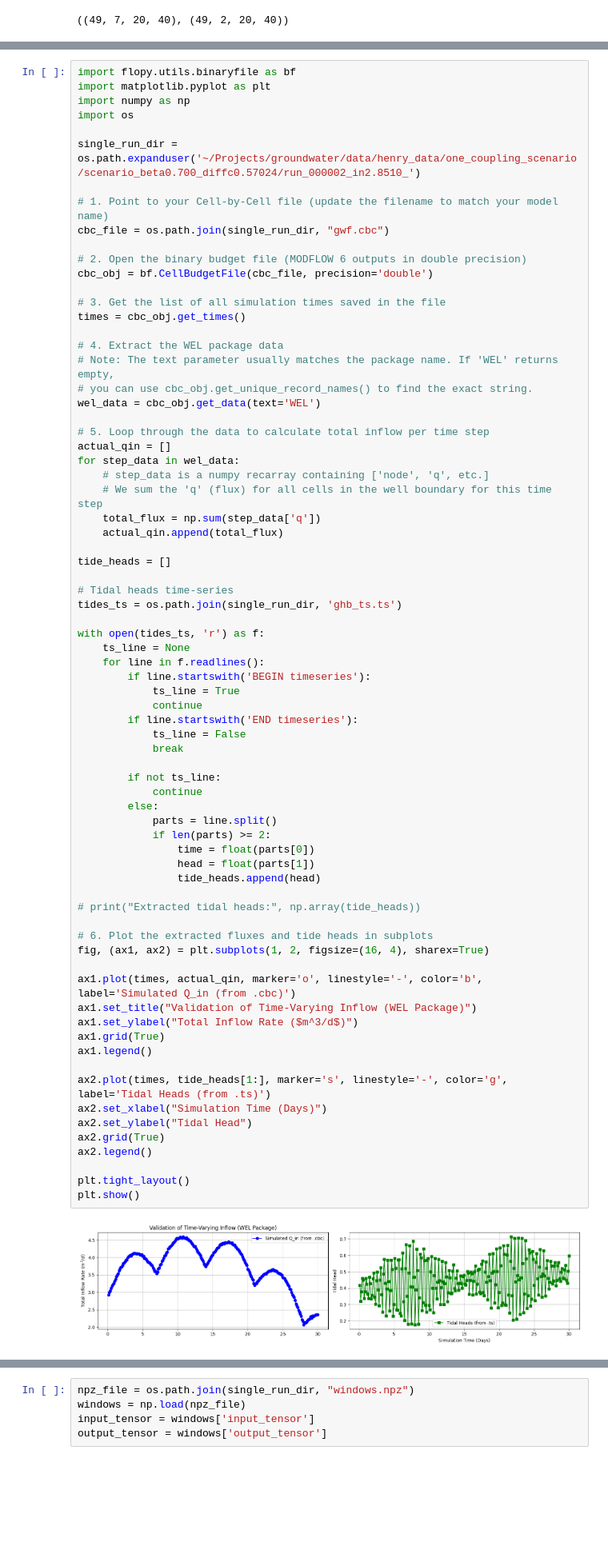
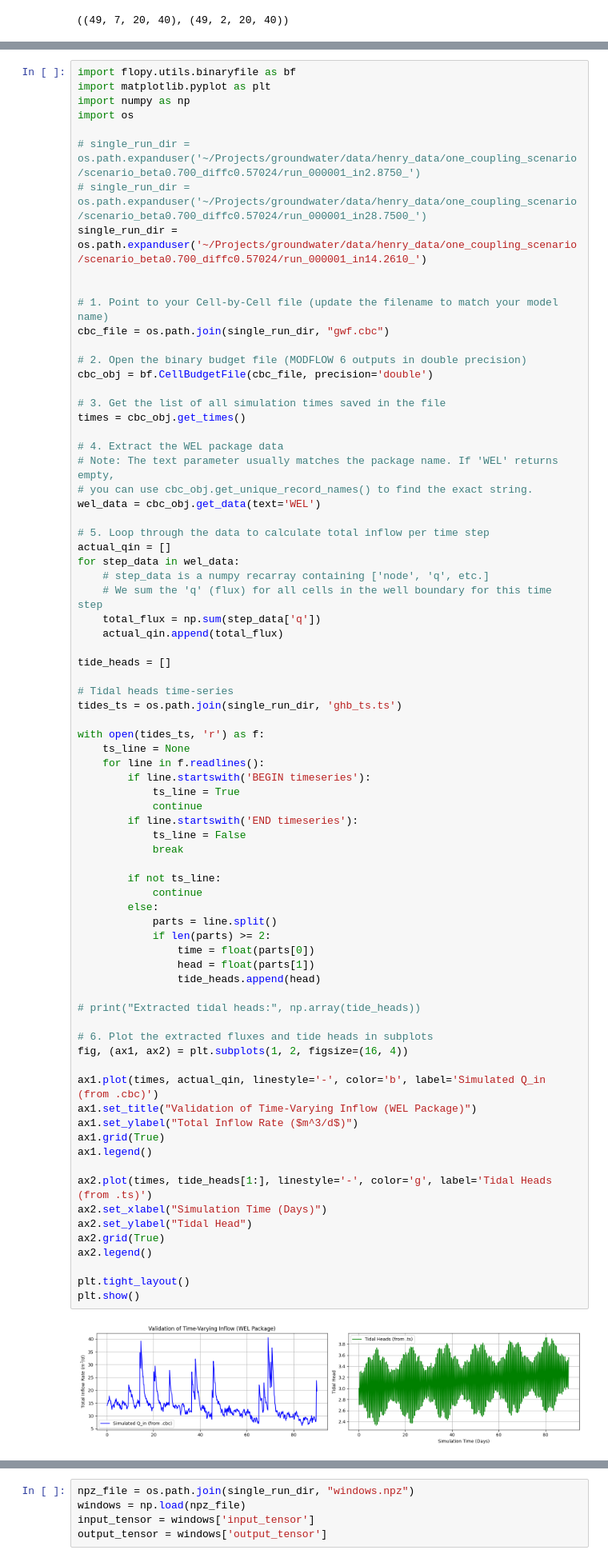
Before and after one commit to arpit-kapoor/henry_mflab, a Jupyter notebook: notebooks/test_data.ipynb, the cells around one changed output, grey strips where cells are left out. Shown at 80% size. Drawn from its saved outputs; the diff is of its cells as text; blank space fills up the shorter version.

Commit message:
feat: update henry coupling scenarios with expanded domain, stochastic inflow, and refined tidal parameters

```diff
--- a/notebooks/test_data.ipynb
+++ b/notebooks/test_data.ipynb
@@ -107,7 +107,10 @@ import matplotlib.pyplot as plt
 import numpy as np
 import os
 
-single_run_dir = os.path.expanduser('~/Projects/groundwater/data/henry_data/one_coupling_scenario/scenario_beta0.700_diffc0.57024/run_000002_in2.8510_')
+# single_run_dir = os.path.expanduser('~/Projects/groundwater/data/henry_data/one_coupling_scenario/scenario_beta0.700_diffc0.57024/run_000001_in2.8750_')
+# single_run_dir = os.path.expanduser('~/Projects/groundwater/data/henry_data/one_coupling_scenario/scenario_beta0.700_diffc0.57024/run_000001_in28.7500_')
+single_run_dir = os.path.expanduser('~/Projects/groundwater/data/henry_data/one_coupling_scenario/scenario_beta0.700_diffc0.57024/run_000001_in14.2610_')
+
 
 # 1. Point to your Cell-by-Cell file (update the filename to match your model name)
 cbc_file = os.path.join(single_run_dir, "gwf.cbc")
@@ -145,37 +148,37 @@ with open(tides_ts, 'r') as f:
         if line.startswith('END timeseries'):
             ts_line = False
             break
 
         if not ts_line:
             continue
         else:
             parts = line.split()
             if len(parts) >= 2:
                 time = float(parts[0])
                 head = float(parts[1])
                 tide_heads.append(head)
 
 # print("Extracted tidal heads:", np.array(tide_heads))
 
 # 6. Plot the extracted fluxes and tide heads in subplots
-fig, (ax1, ax2) = plt.subplots(1, 2, figsize=(16, 4), sharex=True)
+fig, (ax1, ax2) = plt.subplots(1, 2, figsize=(16, 4))
 
-ax1.plot(times, actual_qin, marker='o', linestyle='-', color='b', label='Simulated Q_in (from .cbc)')
+ax1.plot(times, actual_qin, linestyle='-', color='b', label='Simulated Q_in (from .cbc)')
 ax1.set_title("Validation of Time-Varying Inflow (WEL Package)")
 ax1.set_ylabel("Total Inflow Rate ($m^3/d$)")
 ax1.grid(True)
 ax1.legend()
 
-ax2.plot(times, tide_heads[1:], marker='s', linestyle='-', color='g', label='Tidal Heads (from .ts)')
+ax2.plot(times, tide_heads[1:], linestyle='-', color='g', label='Tidal Heads (from .ts)')
 ax2.set_xlabel("Simulation Time (Days)")
 ax2.set_ylabel("Tidal Head")
 ax2.grid(True)
 ax2.legend()
 
 plt.tight_layout()
 plt.show()
 # %% [output]
-[figure, old version]
+[figure, new version]
 # %%
 import pandas as pd
 sea_level_hl_path = os.path.expanduser('~/OneDrive - The University of Sydney (Staff)/Shared/Data/FEFLOW/simulation_files/SeaLevelDataPeaksHL.csv')
```
Also changed, not shown: parts of 9 cells of this notebook, 8 other files.
